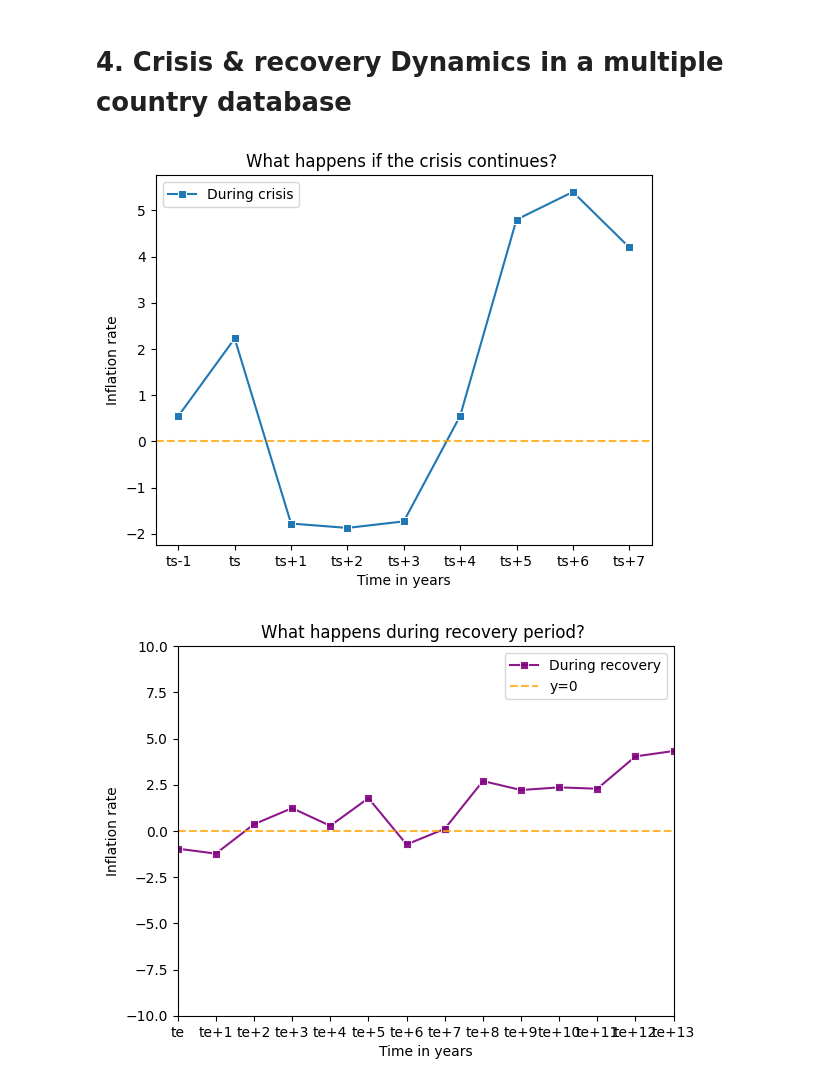
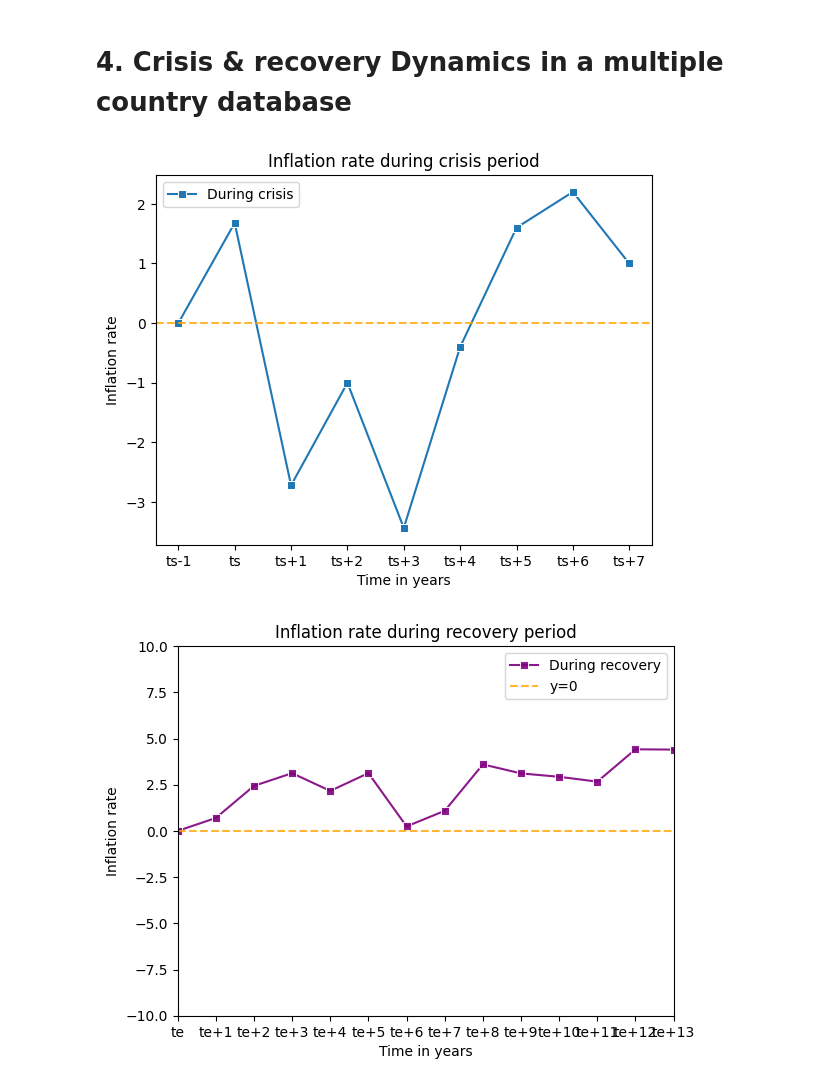
Before and after one commit to blengereau/Depression-and-recovery, a Jupyter notebook: code/mult_countries_research.ipynb, the cells around one changed output. Cells and saved outputs as stored; diff of their text form; code cells hidden in the pictures.

Commit message:
Crisis analysis by length for multiple countries

```diff
--- a/code/mult_countries_research.ipynb
+++ b/code/mult_countries_research.ipynb
@@ -395,7 +395,7 @@ for i in len_freq.Length:
 
     plt.xlabel('Time in years')
     plt.ylabel('Annual inflation rate')
-    # plt.ylim(-7.5,7.5)
+    plt.ylim(-10, 10)
 
     plt.show()
 # %% [output]
@@ -598,7 +598,7 @@ for i in len_freq.Length:
 
     plt.xlabel('Time in years')
     plt.ylabel('% of deviation from trend')
-    plt.ylim(-7.5,7.5)
+    # plt.ylim(-7.5,7.5)
 
     plt.show()
 # %% [output]
@@ -703,43 +703,43 @@ def extract_inflation_series(data):
     return series
 # %%
 #Compute the average response pattern by time elapsed with normalizing the inflation series
-# pattern_during_crisis = compute_pattern(normalize_crisis_data(crisis_data(global_data, during_crisis = True)))
-# pattern_during_recovery = compute_pattern(normalize_crisis_data(crisis_data(global_data, during_crisis = False)))
+pattern_during_crisis = compute_pattern(normalize_crisis_data(crisis_data(global_data, during_crisis = True)))
+pattern_during_recovery = compute_pattern(normalize_crisis_data(crisis_data(global_data, during_crisis = False)))
 
 #Compute the average response pattern by time elapsed without normalizing the inflation series
-pattern_during_crisis = compute_pattern(crisis_data(global_data, during_crisis = True))
-pattern_during_recovery = compute_pattern(crisis_data(global_data, during_crisis = False))
+# pattern_during_crisis = compute_pattern(crisis_data(global_data, during_crisis = True))
+# pattern_during_recovery = compute_pattern(crisis_data(global_data, during_crisis = False))
 
 #Plot the inflation rate during banking crsis period
 years = [f"ts{i}" if i < 0 else f"ts+{i}" if i > 0 else "ts" for i in range(-1, len(pattern_during_crisis) - 1)]
 sns.lineplot(x = years, y = pattern_during_crisis, marker = 's', label = 'During crisis')
 
 plt.axhline(y=0, color='orange', label='y=0', linestyle = 'dashed', alpha = 0.8)
 
-plt.title('What happens if the crisis continues? ')
+plt.title('Inflation rate during crisis period')
 
 plt.xlabel('Time in years')
 plt.ylabel('Inflation rate')
 
 plt.show()
 
 #Plot the inflation rate during recovery period
 years = [f"te+{i}" if i > 0 else "te" for i in range(0, len(pattern_during_recovery))]
 sns.lineplot(x = years, y = pattern_during_recovery, marker = 's', color = 'Purple', alpha = 0.9, label = 'During recovery')
 plt.axhline(y=0, color='orange', label='y=0', linestyle = 'dashed', alpha = 0.8)
 
-plt.title('What happens during recovery period? ')
+plt.title('Inflation rate during recovery period')
 
 plt.xlabel('Time in years')
 plt.ylabel('Inflation rate')
 plt.ylim(-10, 10)
 plt.xlim('te', 'te+13')
 plt.legend()
 
 plt.show()
 # %% [output]
-[figure, old version]
+[figure, new version]
-[figure, old version]
+[figure, new version]
 # %%
 def output_crisis_data(data, during_crisis=True):
     ''' This function is extracting the series of the annual inflation rate for each banking crisis or recovery period.
```
Also changed, not shown: parts of 4 cells of this notebook.
